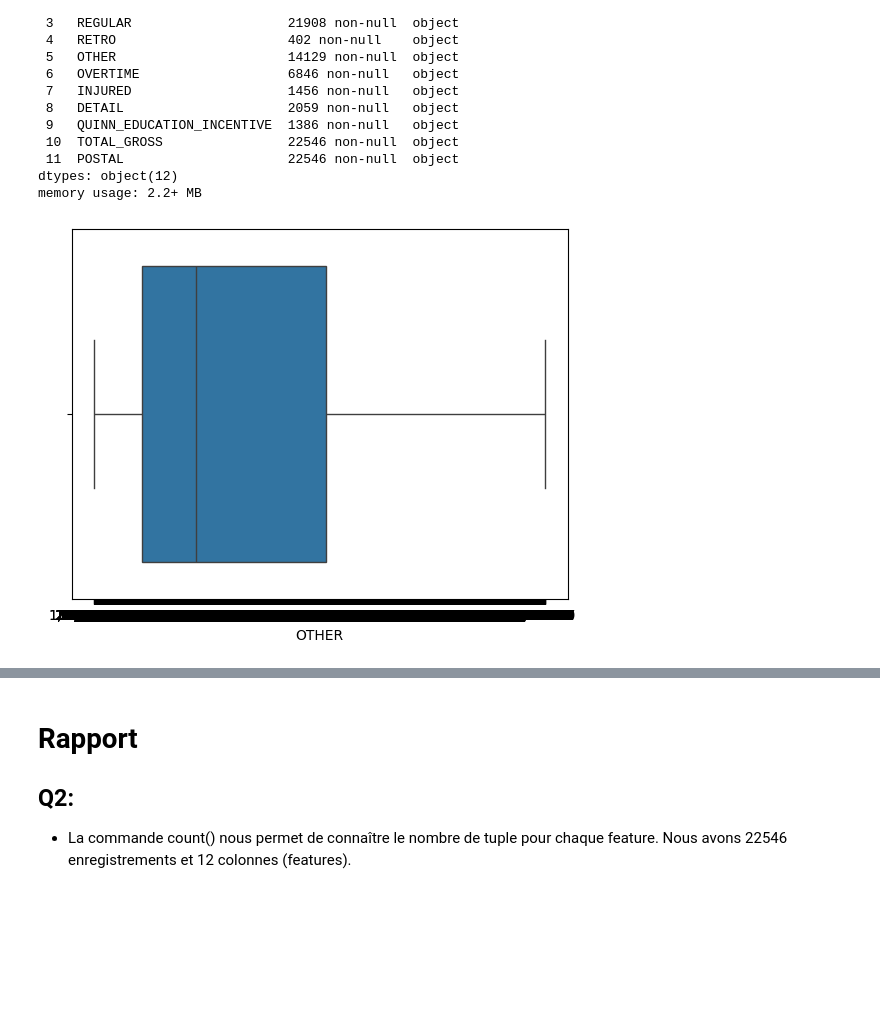
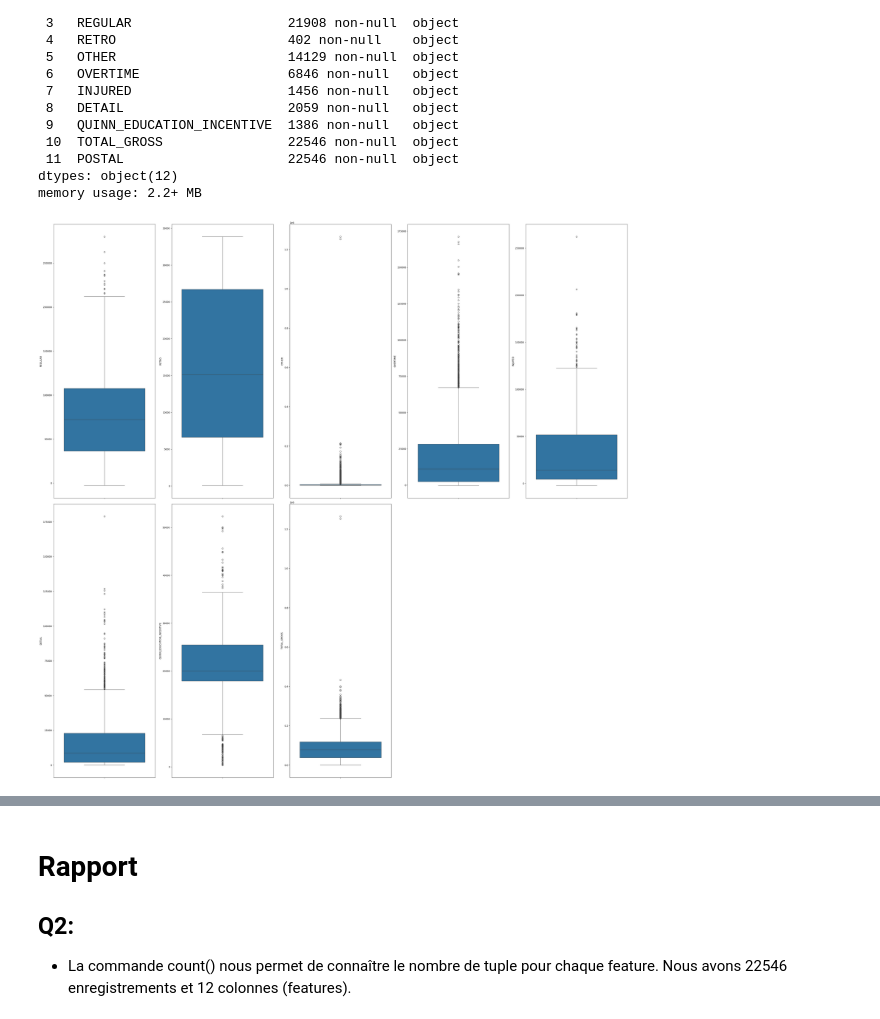
Before and after one commit to Jmuhleman/pw_PCD_24, a Jupyter notebook: pw3/pw3.ipynb, the cells around one changed output, grey strips where cells are left out. Drawn from its saved outputs; the diff is of its cells as text; code cells hidden in the pictures; blank space fills up the shorter version.

Commit message:
add pretty boxplots

```diff
--- a/pw3/pw3.ipynb
+++ b/pw3/pw3.ipynb
@@ -70,36 +70,19 @@ df[col] = df[col].replace({',': '', "'": ''}, regex=True)
 # on applique la converton en float
 df[col] = df[col].apply(pd.to_numeric, errors='coerce')
 # %%
-# Recherche d'outliers de manière univariée simple (boxplot vs IQR)
-
 import seaborn as sns
 import matplotlib.pyplot as plt
+# on afficher les boxplots des features numériques pour observer à quoi cela ressemble
+col = ['REGULAR', 'RETRO', 'OTHER', 'OVERTIME', 'INJURED', 'DETAIL', 'QUINN_EDUCATION_INCENTIVE', 'TOTAL_GROSS']
 
-sns.boxplot(x=df['OTHER'])
-#sns.boxplot(x=df['TOTAL_GROSS'])
+fig, axs = plt.subplots(2, 5, figsize=(35, 35))
+axs = axs.flatten()
+for i, col in enumerate(col):
+    sns.boxplot(y=df[col], data=df, ax=axs[i])
 
+fig.tight_layout(rect=[0, 0.03, 1, 0.98])
+fig.delaxes(axs[-1])
+fig.delaxes(axs[-2])
 plt.show()
-
-
-# Specify the two columns you want to visualize
-column1 = 'OTHER'  # Replace with the actual column name
-column2 = 'TOTAL_GROSS'  # Replace with the actual column name
-
-# Create a figure with two subplots
-fig, axes = plt.subplots(nrows=1, ncols=2, figsize=(12, 6))
-
-# Boxplot for the first column
-sns.boxplot(x=df[column1], ax=axes[0])
-axes[0].set_title(f'Boxplot for {column1}')
-
-# Boxplot for the second column
-sns.boxplot(x=df[column2], ax=axes[1])
-axes[1].set_title(f'Boxplot for {column2}')
-
-# Adjust layout
-plt.tight_layout()
-
-# Show the plots
-plt.show()
 # %% [output]
-[figure, old version]
+[figure, new version]
```
Also changed, not shown: parts of 7 cells of this notebook.
